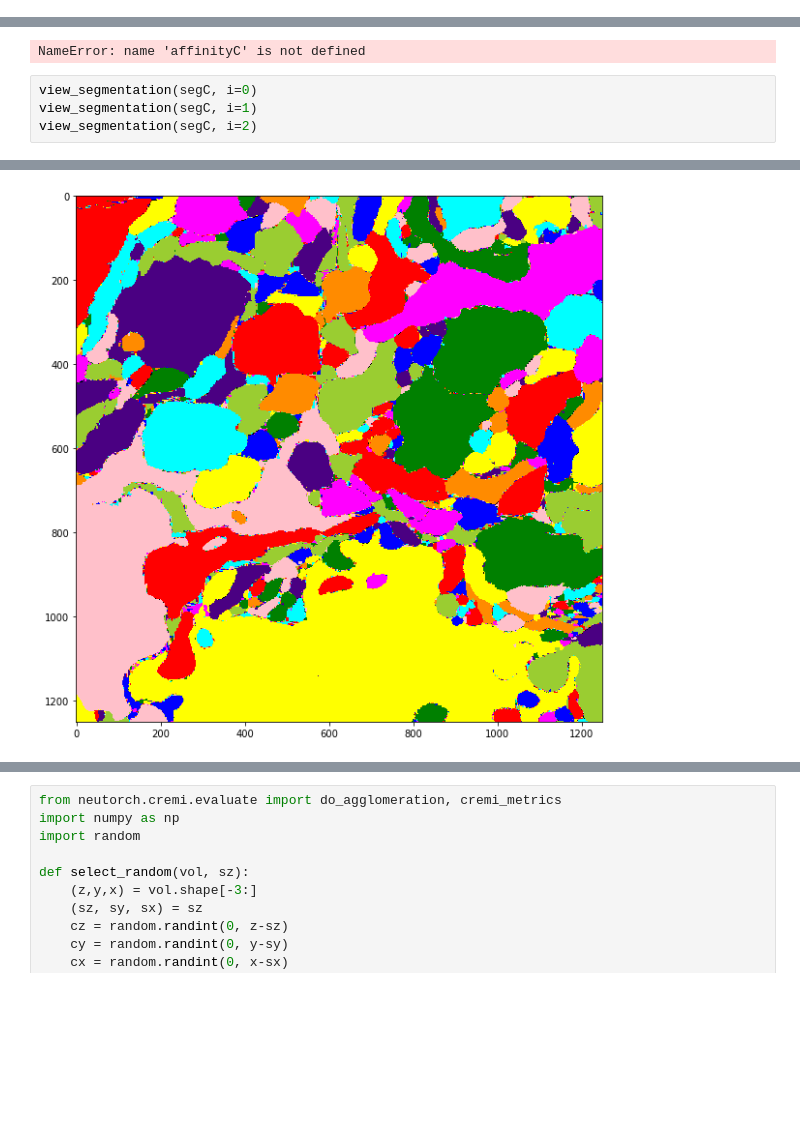
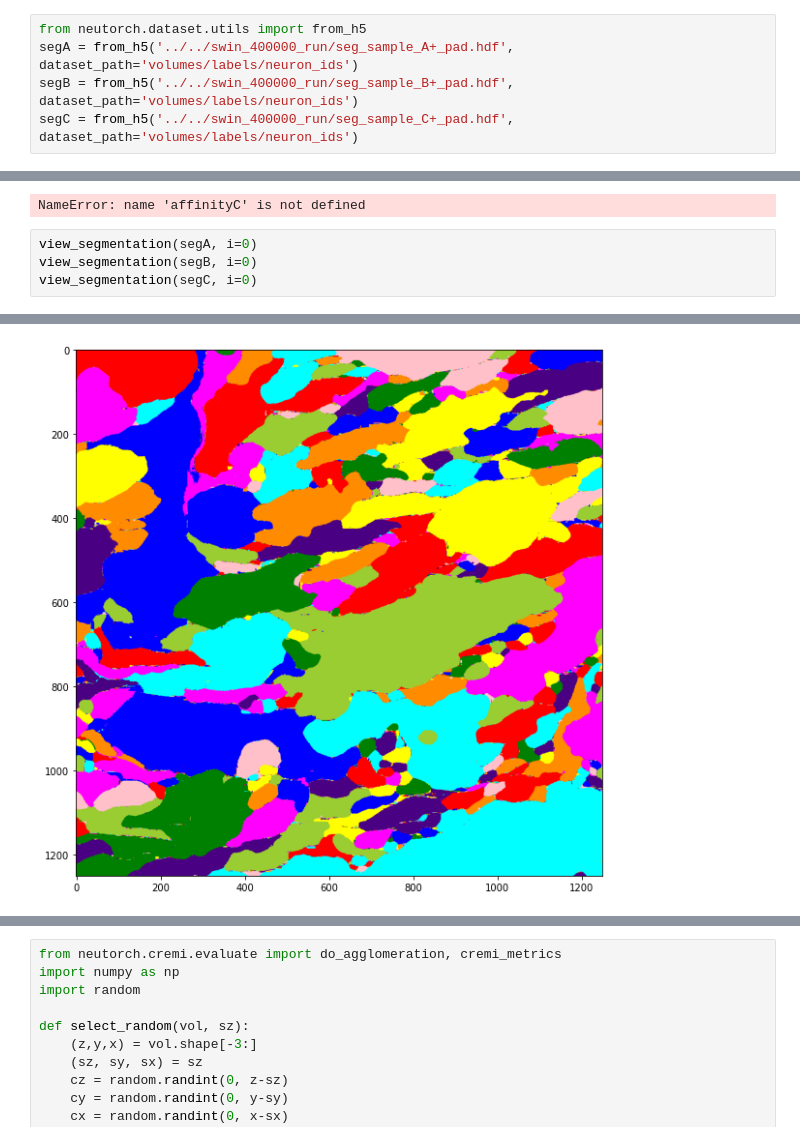
Before and after one commit to image-infomatics/neutorch, a Jupyter notebook: neutorch/notebooks/data_explore.ipynb, the cells around one changed output, grey strips where cells are left out. Saved outputs shown, nothing was run; the diff lists cells and outputs as text; blank space fills up the shorter version.

```diff
--- a/neutorch/notebooks/data_explore.ipynb
+++ b/neutorch/notebooks/data_explore.ipynb
@@ -141,6 +141,11 @@ affinityC = np.load('../../swin_run/affinity_700000_sample_C_pad.npy')
 segA = np.load('../../swin_run/segmentation_700000_sample_A_pad.npy')
 segB = np.load('../../swin_run/segmentation_700000_sample_B_pad.npy')
 segC = np.load('../../swin_run/segmentation_700000_sample_C_pad.npy')
+# %%
+from neutorch.dataset.utils import from_h5
+segA = from_h5('../../swin_400000_run/seg_sample_A+_pad.hdf', dataset_path='volumes/labels/neuron_ids')
+segB = from_h5('../../swin_400000_run/seg_sample_B+_pad.hdf', dataset_path='volumes/labels/neuron_ids')
+segC = from_h5('../../swin_400000_run/seg_sample_C+_pad.hdf', dataset_path='volumes/labels/neuron_ids')
 # %%
 from neutorch.dataset.utils import from_h5
 
@@ -154,7 +161,7 @@ view_affinity(affinityC, i=2, fig_size=20)
 # %% [output]
 NameError: name 'affinityC' is not defined
 # %%
+view_segmentation(segA, i=0)
+view_segmentation(segB, i=0)
 view_segmentation(segC, i=0)
-view_segmentation(segC, i=1)
-view_segmentation(segC, i=2)
 # %% [output]
@@ -162 +169 @@ view_segmentation(segC, i=2)
-[figure, old version]
+[figure, new version]
```
Also changed, not shown: parts of 2 cells of this notebook, 3 other files.
